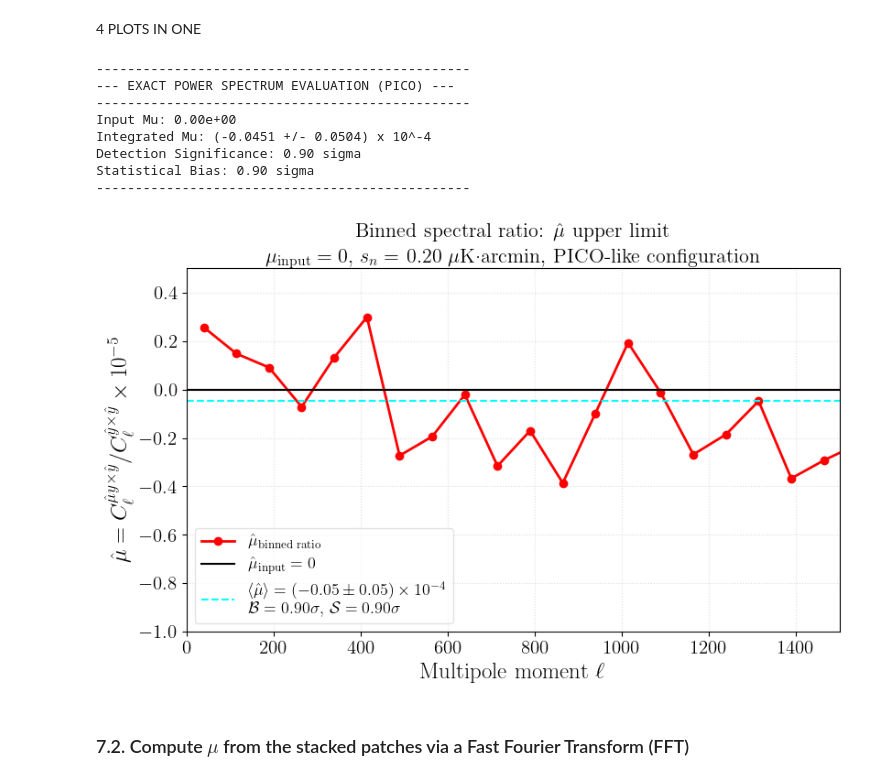
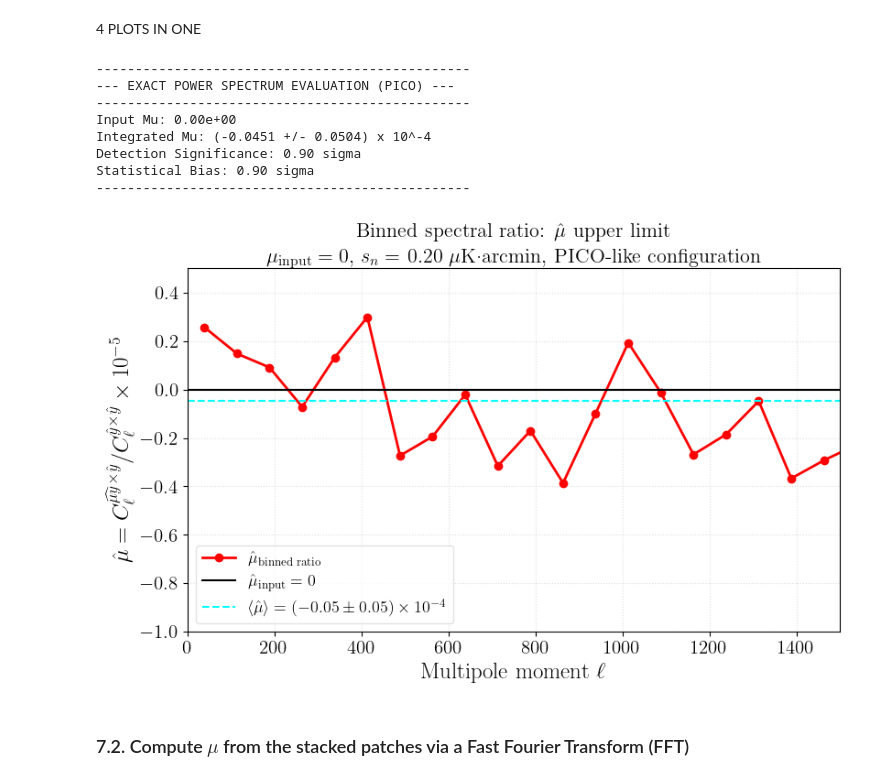
Before and after one commit to JoanRibotOliver/TFM, a Jupyter notebook: Code/CILC_0e+00_PICO.ipynb, the cells around one changed output. Cells and saved outputs as stored; diff of their text form; code cells hidden in the pictures.

```diff
--- a/Code/CILC_0e+00_PICO.ipynb
+++ b/Code/CILC_0e+00_PICO.ipynb
@@ -4560,8 +4560,7 @@ plt.plot(l_bins_cilc, ratio_cilc, 'ro-', label=rf"$\hat{{\mu}}_{{\text{{binned r
 mu_input = mu
 plt.axhline(mu_input, color='black', linestyle='-', label=rf'$\hat{{\mu}}_{{\text{{input}}}} = {mu_input/1e-4:.0f}$')
 
-plt.axhline(mu_spec, color='cyan', linestyle='--', label=rf'$\langle \hat{{\mu}} \rangle = ({mu_spec/1e-4:.2f} \pm {mu_spec_err/1e-4:.2f}) \times 10^{{-4}}$' + '\n' +
-            rf'$\mathrm{{\mathcal{{B}}}} = {bias_sigma:.2f} \sigma$, $\mathrm{{\mathcal{{S}}}} = {detection_sigma:.2f} \sigma$')
+plt.axhline(mu_spec, color='cyan', linestyle='--', label=rf'$\langle \hat{{\mu}} \rangle = ({mu_spec/1e-4:.2f} \pm {mu_spec_err/1e-4:.2f}) \times 10^{{-4}}$')
 
 
 # ============================================================================
@@ -4589,35 +4588,35 @@ ax.yaxis.set_major_formatter(formatter)
 ax.set_title(rf"\begin{{center}} Binned spectral ratio: $\hat{{\mu}}$ upper limit\\"
     rf"$\mu_{{\text{{input}}}} = {mu_input/1e-4:.0f}$, $s_n = $ {base_sensitivity_uk_arcmin:.2f} $\mu$K·arcmin, PICO-like configuration \end{{center}}", pad=-12.5, loc='center')
 
 # Els eixos queden completament sans i tancats en mode matemàtic pur
 ax.set_xlabel(r'Multipole moment $\ell$')
-ax.set_ylabel(rf'$\hat{{\mu}} = C_{{\ell}}^{{\hat{{\mu}} y \times \hat{{y}}}} / C_{{\ell}}^{{\hat{{y}} \times \hat{{y}}}} \times 10^{{{y_exponent}}}$')
+ax.set_ylabel(rf'$\hat{{\mu}} = C_{{\ell}}^{{\widehat{{\mu y}} \times \hat{{y}}}} / C_{{\ell}}^{{\hat{{y}} \times \hat{{y}}}} \times 10^{{{y_exponent}}}$')
 
 ax.set_xlim(0, 1500)
 ax.set_ylim(-1e-4, 5e-5)
 ax.grid(True, linestyle=':', alpha=0.4)
 
 ax.legend(loc='lower left', frameon=True, facecolor='white', edgecolor='gainsboro')
 
 # Ara tight_layout ja pot mesurar la caixa de text perfectament sense que LaTeX es col·lapsi!
 plt.tight_layout()
 
 # ============================================================================
 # --- SAVING ENGINE CONVERTIT A SENSITIVE PATH (PROTECCIÓ D'ESPAIS EN MAC) ---
 # ============================================================================
 save_ps_path = f"/Users/joanribot/Desktop/Física/Màster UC - UIMP/2n semestre/TFM/Codes/Figures/CILC_{mu:.0e}_{freq_str_name}_{base_sensitivity_uk_arcmin:.1f}muK/Power_Spectra/Full_Map_Binned_l1500_4plots.pdf"
 plt.savefig(save_ps_path, bbox_inches='tight', dpi=300)
 plt.show()
 # %% [output]
 ------------------------------------------------
 --- EXACT POWER SPECTRUM EVALUATION (PICO) ---
 ------------------------------------------------
 Input Mu: 0.00e+00
 Integrated Mu: (-0.0451 +/- 0.0504) x 10^-4
 Detection Significance: 0.90 sigma
 Statistical Bias: 0.90 sigma
 ------------------------------------------------
-[figure, old version]
+[figure, new version]
 # %% [markdown]
 ### 7.2. Compute $\mu$ from the stacked patches via a Fast Fourier Transform (FFT)
 # %%
```
Also changed, not shown: parts of 1 cell of this notebook, 14 other files.
